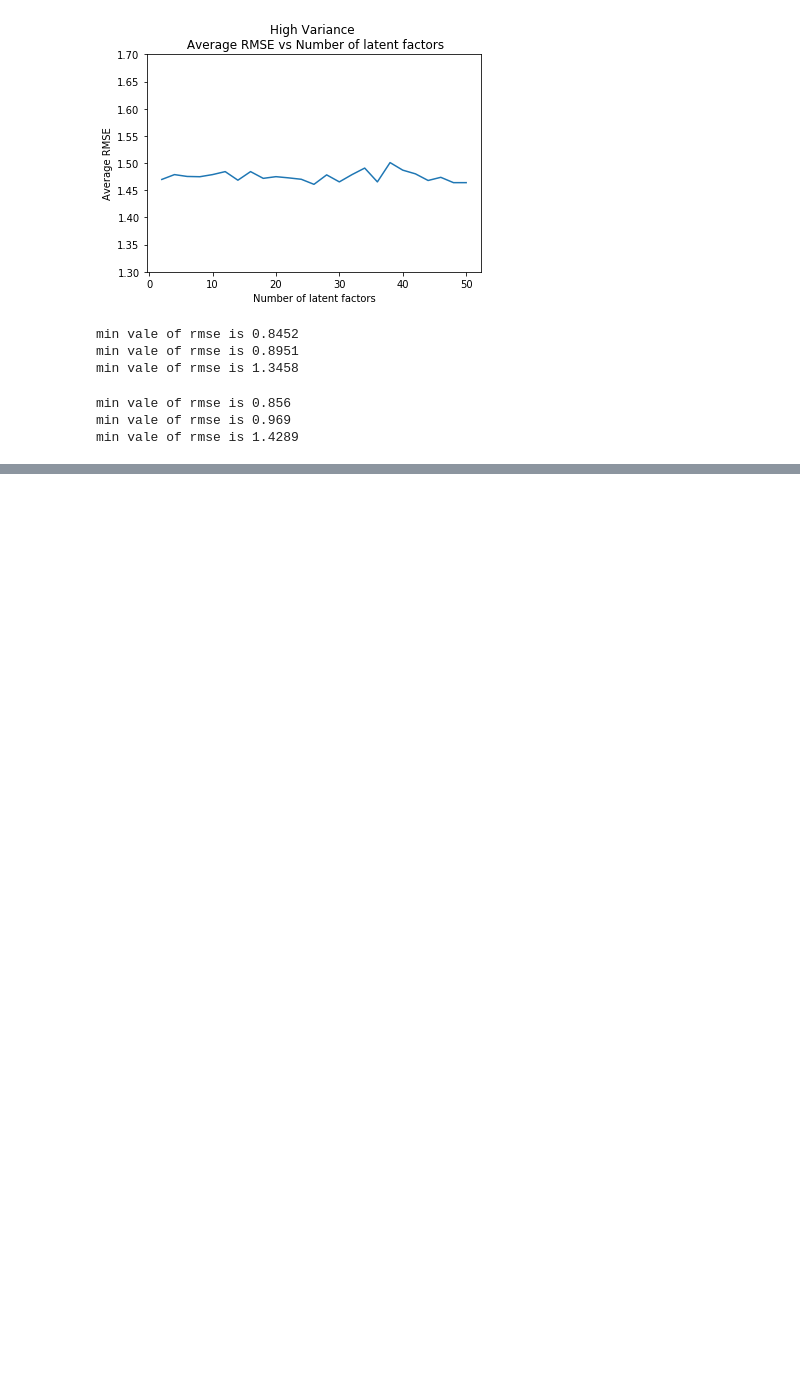
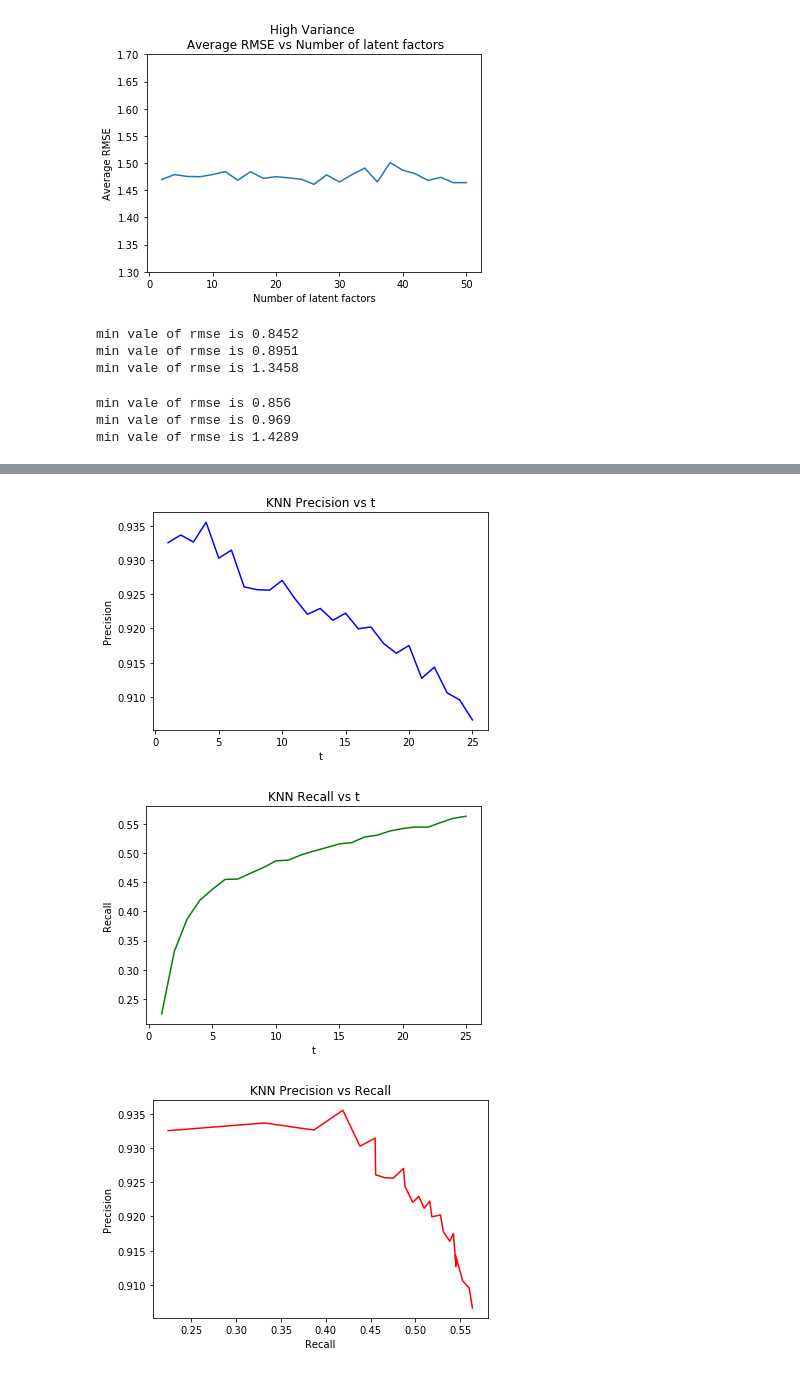
Before and after one commit to rupadevan94/large-scale-data-mining, a Jupyter notebook: Project3_1-29.ipynb, the cells around one changed output, grey strips where cells are left out. Drawn from its saved outputs; the diff is of its cells as text; code cells hidden in the pictures; blank space fills up the shorter version.

```diff
--- a/Project3_1-29.ipynb
+++ b/Project3_1-29.ipynb
@@ -1805,0 +1819,19 @@ min vale of rmse is 1.4289
+# %%
+def plot_ranking(t_list, precisions, recalls, title):
+    plt.plot(t_list, precisions, color="blue")
+    plt.xlabel("t")
+    plt.ylabel("Precision")
+    plt.title(title + " " + "Precision vs t")
+    plt.show()
+
+    plt.plot(t_list, recalls, color="green")
+    plt.xlabel("t")
+    plt.ylabel("Recall")
+    plt.title(title + " " + "Recall vs t")
+    plt.show()
+
+    plt.plot(recalls, precisions, color="red")
+    plt.xlabel("Recall")
+    plt.ylabel("Precision")
+    plt.title(title + " " + "Precision vs Recall")
+    plt.show()
@@ -1805,0 +1866,4 @@ min vale of rmse is 1.4289
+# %%
+#Question 36: KNN
+
+k_best = 24
@@ -1805,0 +1946,16 @@ min vale of rmse is 1.4289
+# %%
+with open('knn_precisions', 'wb') as f:
+    pickle.dump(knn_precisions, f)
+with open('knn_recalls', 'wb') as f:
+    pickle.dump(knn_recalls, f)
+# %%
+with open('knn_precisions', 'rb') as f:
+    knn_precisions = pickle.load(f)
+with open('knn_recalls', 'rb') as f:
+    knn_recalls = pickle.load(f)
+# %%
+plot_ranking(t_list, knn_precisions, knn_recalls, "KNN")
+# %% [output]
+[figure, added]
+[figure, added]
+[figure, added]
```
Also changed, not shown: parts of 18 cells of this notebook.
